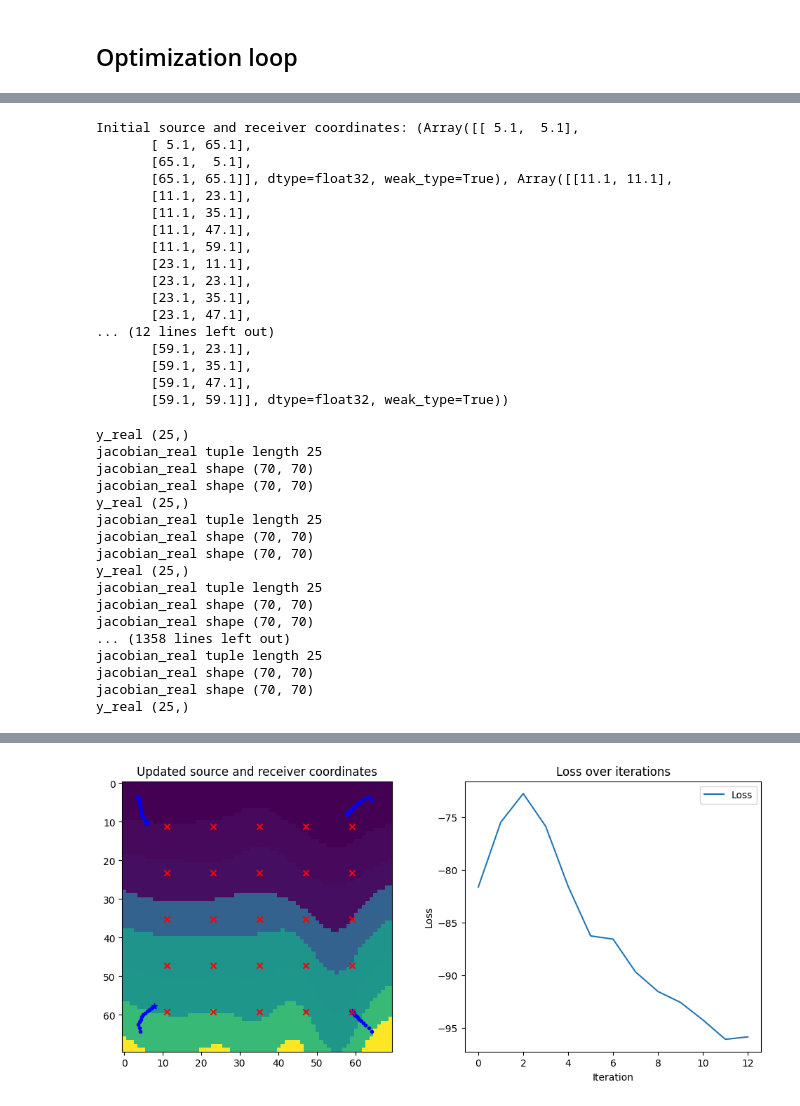
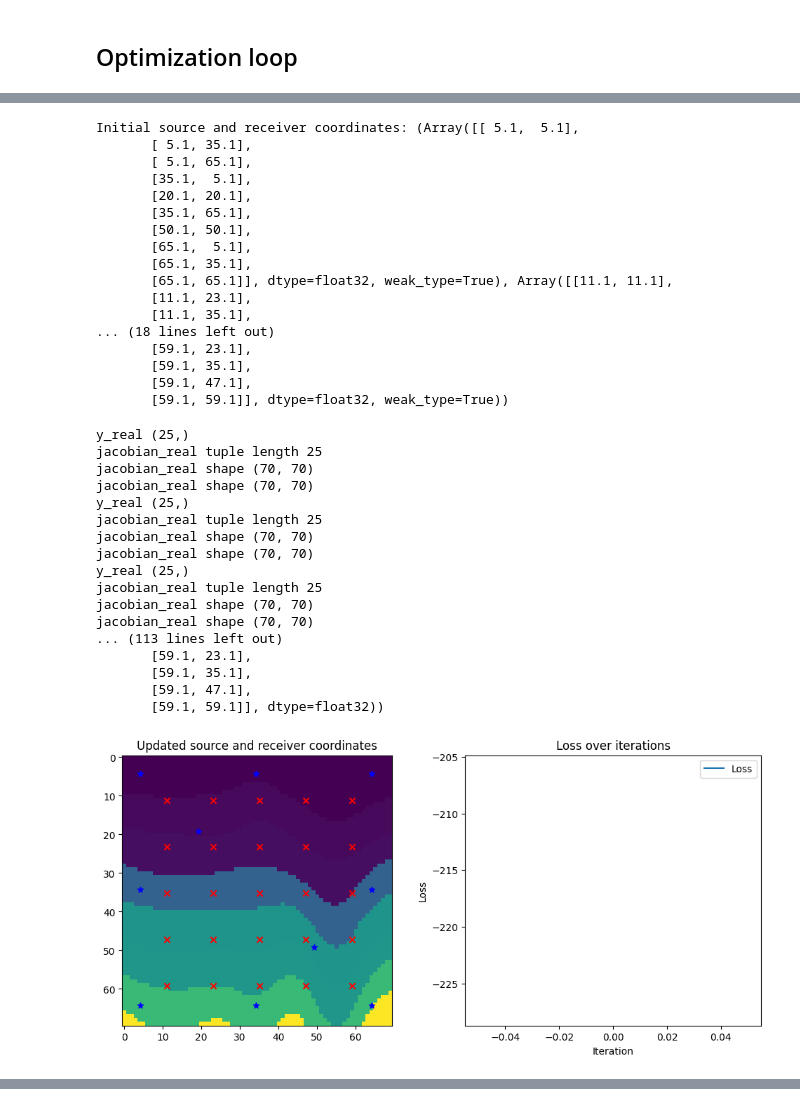
Before and after one commit to armercier/Hybrid-OED, a Jupyter notebook: src/scripts/test_case_B.ipynb, the cells around one changed output, grey strips where cells are left out. Cells and saved outputs as stored; diff of their text form; code cells hidden in the pictures.

```diff
--- a/src/scripts/test_case_B.ipynb
+++ b/src/scripts/test_case_B.ipynb
@@ -67,7 +67,7 @@ def generate_2D_gridded_src_rec_positions_test_case_B(N=(70, 70), num_sources=20
     return src_coords, recv_coords
 
 
-src_coords_list, receiver_coords_list = generate_2D_gridded_src_rec_positions_test_case_B(N=(70, 70), num_sources=2, num_receivers=5)
+src_coords_list, receiver_coords_list = generate_2D_gridded_src_rec_positions_test_case_B(N=(70, 70), num_sources=3, num_receivers=5)
 src_coords_list = src_coords_list
 receiver_coords_list = receiver_coords_list
 
@@ -152,3 +152,13 @@ pml_size = 15
 
 
 true_medium = Medium(domain=domain, sound_speed=sound_speed,pml_size=pml_size)
+# %%
+src_coord = src_coord.at[4].set([20.1,20.1])
+
+# New row to add
+new_row = jnp.array([50.1, 50.1], dtype=jnp.float32)
+
+# Add the new row at index 5
+src_coord = jnp.insert(src_coord, 6, new_row, axis=0)
+
+print(src_coord)
@@ -625,24 +646,24 @@ def step(fargs, opt_state, opt_update):
 optimiser = optax.adam(learning_rate=0.9)
 opt_state = optimiser.init(eqx.filter(fargs, eqx.is_array))
 opt_update = optimiser.update
-n_steps = 200
+n_steps = 20
 
 print("Initial source and receiver coordinates:", fargs)
 # print("Initial optimizer state:", opt_state)
 # %% [output]
 Initial source and receiver coordinates: (Array([[ 5.1,  5.1],
+       [ 5.1, 35.1],
        [ 5.1, 65.1],
+       [35.1,  5.1],
+       [20.1, 20.1],
+       [35.1, 65.1],
+       [50.1, 50.1],
        [65.1,  5.1],
+       [65.1, 35.1],
        [65.1, 65.1]], dtype=float32, weak_type=True), Array([[11.1, 11.1],
        [11.1, 23.1],
        [11.1, 35.1],
-       [11.1, 47.1],
-       [11.1, 59.1],
-       [23.1, 11.1],
-       [23.1, 23.1],
-       [23.1, 35.1],
-       [23.1, 47.1],
-... (12 lines left out)
+... (18 lines left out)
        [59.1, 23.1],
        [59.1, 35.1],
        [59.1, 47.1],
@@ -746,35 +767,42 @@ for i in range(n_steps):
         # plt.savefig(f"opti_movie/step_{i}.png")
 
         # Clear the output, display the updated figure
         # clear_output(wait=True)
         # display(fig)
 
         # Pause to allow plot to refresh
         time.sleep(0.1)
 
 
         # plt.pause(0.01)  # Slight pause to allow plot to update
         # time.sleep(0.1)  # Optional, simulates time between iterations
 
 # Show the final plot
 plt.show()
 
 print("Final Loss:", lossvals[-1])
+
+# save the source_trajectories, receiver_trajectories and lossvals
+
+jnp.save('source_trajectories.npy', source_trajectories)
+jnp.save('receiver_trajectories.npy', receiver_trajectories)
+jnp.save('lossvals.npy', lossvals)
 # %% [output]
 y_real (25,)
 jacobian_real tuple length 25
 jacobian_real shape (70, 70)
 jacobian_real shape (70, 70)
 y_real (25,)
 jacobian_real tuple length 25
 jacobian_real shape (70, 70)
 jacobian_real shape (70, 70)
 y_real (25,)
 jacobian_real tuple length 25
 jacobian_real shape (70, 70)
 jacobian_real shape (70, 70)
-... (1358 lines left out)
-jacobian_real tuple length 25
-jacobian_real shape (70, 70)
-jacobian_real shape (70, 70)
-y_real (25,)
+... (113 lines left out)
+       [59.1, 23.1],
+       [59.1, 35.1],
+       [59.1, 47.1],
+       [59.1, 59.1]], dtype=float32))
+[figure, new version]
@@ -782 +809,0 @@ KeyboardInterrupt:
-[figure, old version]
```
Also changed, not shown: parts of 10 cells of this notebook, 2 other files.
